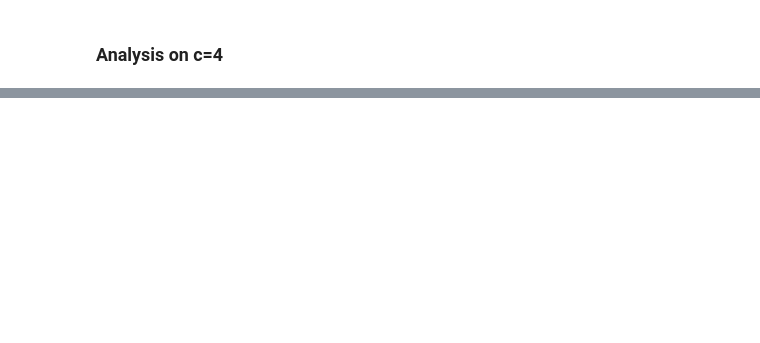
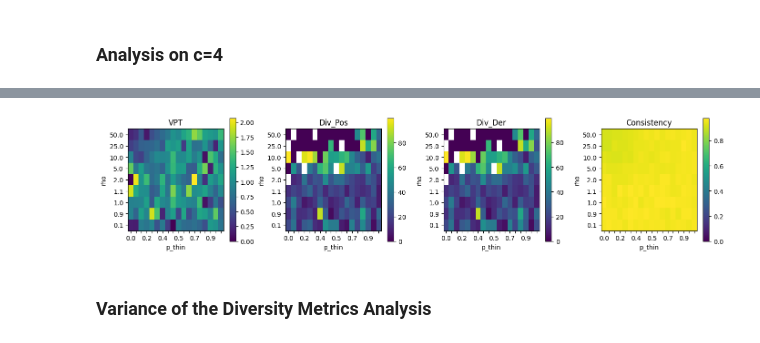
Before and after one commit to seyfdall/Thinned_Rescomp, a Jupyter notebook: data_analysis.ipynb, the cells around one changed output, grey strips where cells are left out. Saved outputs shown, nothing was run; the diff lists cells and outputs as text; code cells hidden in the pictures; blank space fills up the shorter version.

Commit message:
Add thresholding for visualization and new consistency implementation

```diff
--- a/data_analysis.ipynb
+++ b/data_analysis.ipynb
@@ -33,5 +27,5 @@ WARNING: There was an error initializing an OpenFabrics device.
 # %%
-results_path = '/nobackup/autodelete/usr/seyfdall/network_theory/thinned_rescomp/results/'
+results_path = '/nobackup/autodelete/usr/seyfdall/network_theory/thinned_rescomp/results_old/'
 p_thins = np.concatenate((np.arange(0, 0.8, 0.1), np.arange(0.8, 0.99, 0.02)))
 rhos = [0.1,0.9,1.0,1.1,2.0,5.0,10.0,25.0,50.0]
 # %%
@@ -83,21 +79 @@ def get_system_data(p_thins, rhos, results_path=results_path):
     return mean_vpts, mean_pos_divs, mean_der_divs, mean_consistencies
-# %%
-def create_system_plot(values, ax, title):
-    """
-
-    """
-
-    cmap = 'viridis'
-    norm = matplotlib.colors.Normalize(vmin=0, vmax=np.max(values[np.isfinite(values)]))
-    sm = matplotlib.cm.ScalarMappable(norm=norm, cmap=cmap)
-
-    X, Y = np.meshgrid(p_thins, rhos)
-    ax.pcolormesh(X, Y, values, shading='nearest', norm=norm, cmap=cmap)
-
-    ax.set_title(title)
-    ax.set_xlabel('p_thin')
-    ax.set_ylabel('rho')
-
-    plt.colorbar(mappable=sm, ax=ax)
-    plt.xticks(ticks=np.arange(len(rhos)), labels=rhos)
-    plt.yticks(ticks=np.arange(len(p_thins)), labels=p_thins)
@@ -104,13 +120,16 @@ def create_system_plot(values, ax, title):
 # %%
-def create_plots():
+def create_plots(mean_values=None, thresholds=[10,10,10,10], cutoff=False):
     fig, axs = plt.subplots(1,4, figsize=(14,3.2))
 
-    mean_values = get_system_data(p_thins, rhos, results_path=results_path)
+    if mean_values is None:
+        mean_values = get_system_data(p_thins, rhos, results_path=results_path)
+
     titles = ['VPT', 'Div_Pos', 'Div_Der', 'Consistency']
 
     for i in range(len(mean_values)):
-        # print(mean_values[i])
-        create_system_plot(mean_values[i], axs[i], titles[i])
+        if cutoff:
+            mean_values[i][mean_values[i] > thresholds[i]] = 0
+        create_system_plot(mean_values[i], axs[i], titles[i], thresholds[i])
 
     plt.tight_layout()
     plt.show()
@@ -148,0 +141,2 @@ VPT 1.388038558256497
+# %%
+mean_values = get_system_data(p_thins, rhos, results_path=results_path)
@@ -148,0 +161,6 @@ VPT 1.388038558256497
+# %%
+create_plots(mean_values, thresholds=[3, 100, 100, 10], cutoff=True)
+# %% [output]
+[figure, added]
+# %% [markdown]
+### Variance of the Diversity Metrics Analysis
```
Also changed, not shown: parts of 13 cells of this notebook, 4 other files.
